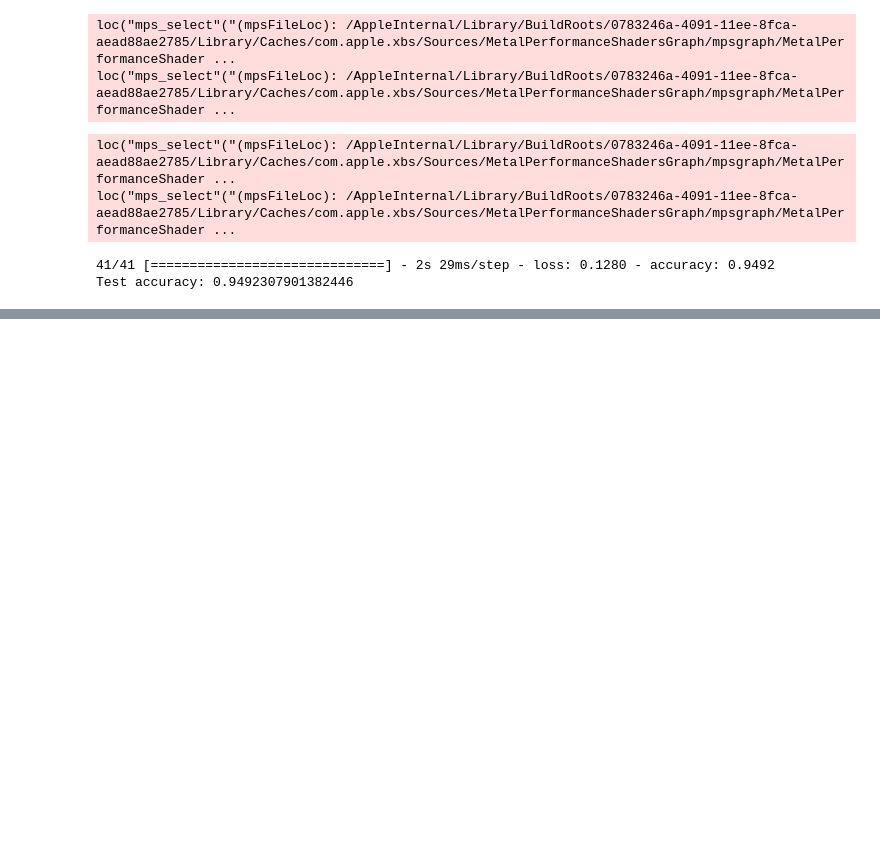
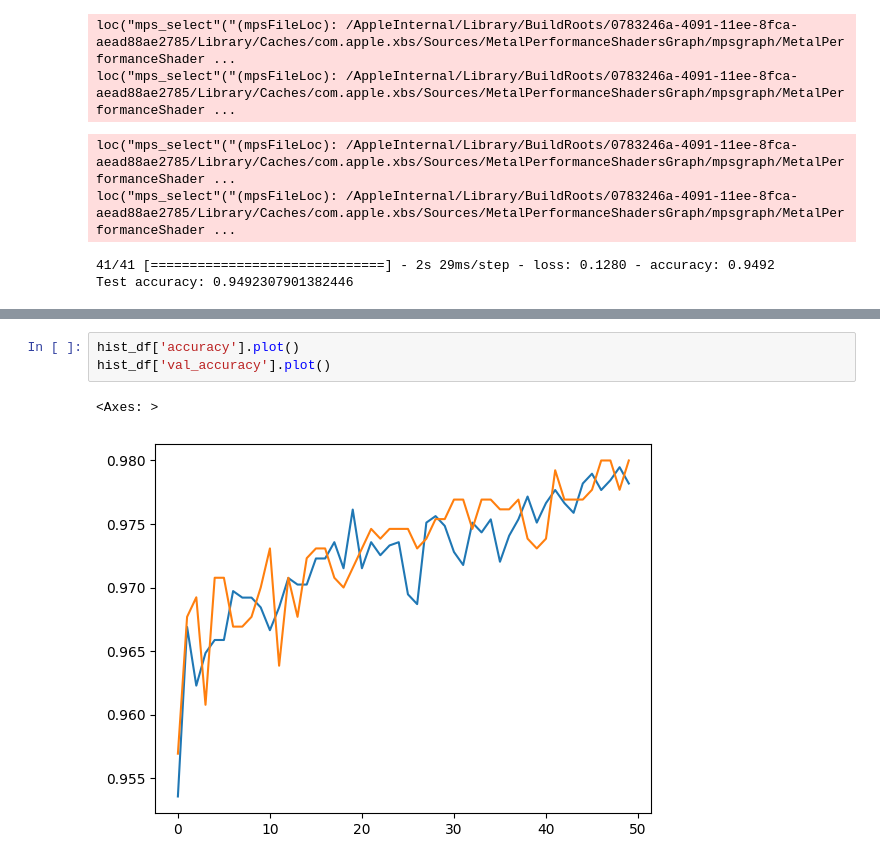
Before and after one commit to Nedian0Brien/DeepLearning_lecture, a Jupyter notebook: 와인 종류 예측하기.ipynb, the cells around one changed output, grey strips where cells are left out. Cells and saved outputs as stored; diff of their text form; blank space fills up the shorter version.

```diff
--- a/와인 종류 예측하기.ipynb
+++ b/와인 종류 예측하기.ipynb
@@ -109,0 +143,6 @@ Test accuracy: 0.9492307901382446
+# %%
+hist_df['accuracy'].plot()
+hist_df['val_accuracy'].plot()
+# %% [output]
+<Axes: >
+[figure, added]
```
Also changed, not shown: parts of 5 cells of this notebook.
